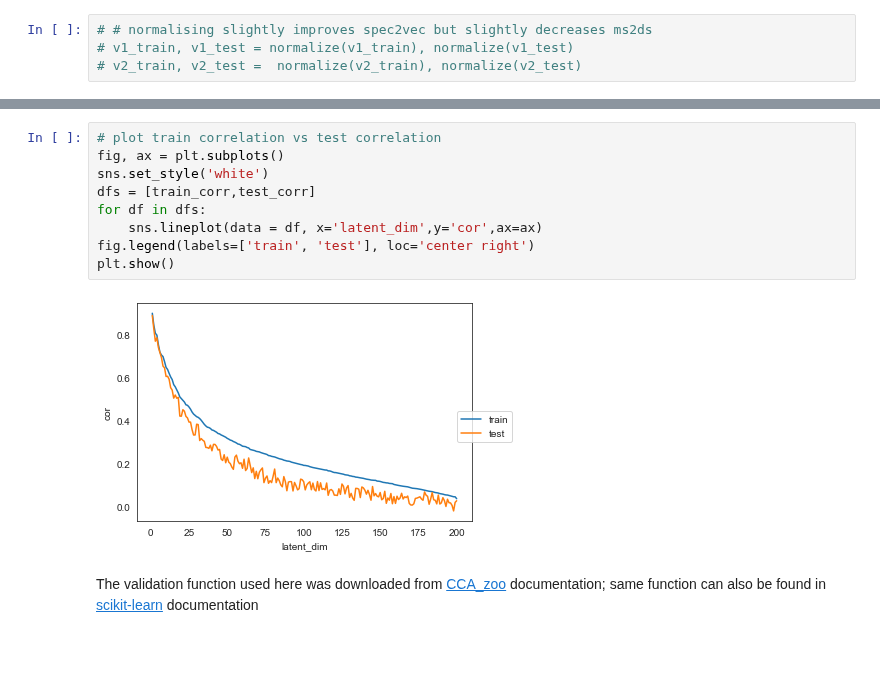
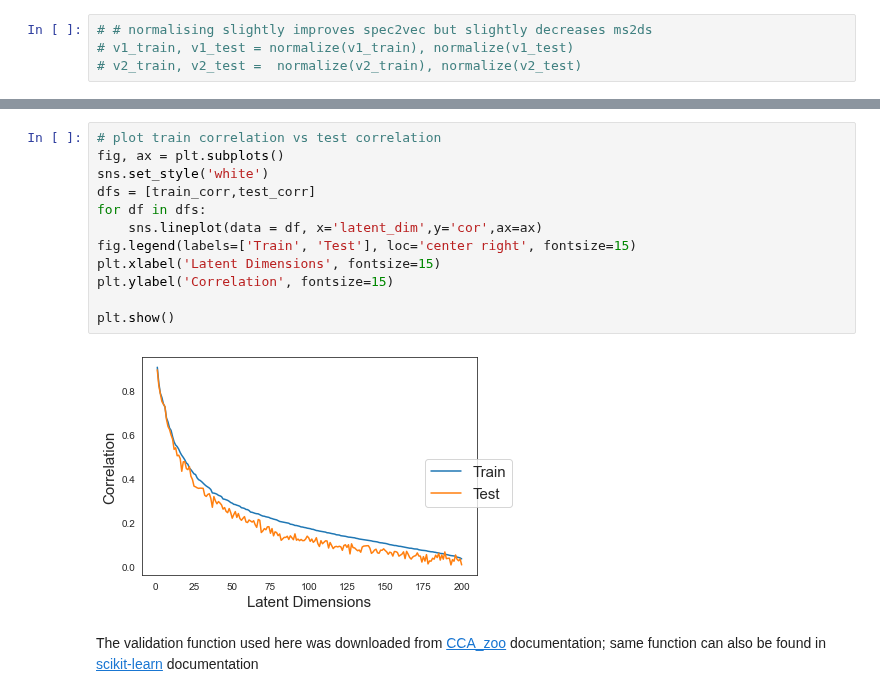
Before and after one commit to LukaLmelias/DeepCCA_thesis, a Jupyter notebook: cca_initial.ipynb, the cells around one changed output, grey strips where cells are left out. Cells and saved outputs as stored; diff of their text form; blank space fills up the shorter version.

```diff
--- a/cca_initial.ipynb
+++ b/cca_initial.ipynb
@@ -336,14 +220,17 @@ test_corr.head()
 # %%
 # plot train correlation vs test correlation
 fig, ax = plt.subplots()
 sns.set_style('white')
 dfs = [train_corr,test_corr]
 for df in dfs:
     sns.lineplot(data = df, x='latent_dim',y='cor',ax=ax)
-fig.legend(labels=['train', 'test'], loc='center right')
+fig.legend(labels=['Train', 'Test'], loc='center right', fontsize=15)
+plt.xlabel('Latent Dimensions', fontsize=15)
+plt.ylabel('Correlation', fontsize=15)
+
 plt.show()
 # %% [output]
-[figure, old version]
+[figure, new version]
 # %% [markdown]
 The validation function used here was downloaded from [CCA_zoo](https://cca-zoo.readthedocs.io/en/latest/auto_examples/plot_validation.html#sphx-glr-auto-examples-plot-validation-py) documentation; same function can also be found in [scikit-learn](https://scikit-learn.org/stable/auto_examples/model_selection/plot_learning_curve.html) documentation
 # %%
```
Also changed, not shown: parts of 21 cells of this notebook, 1 other file.
